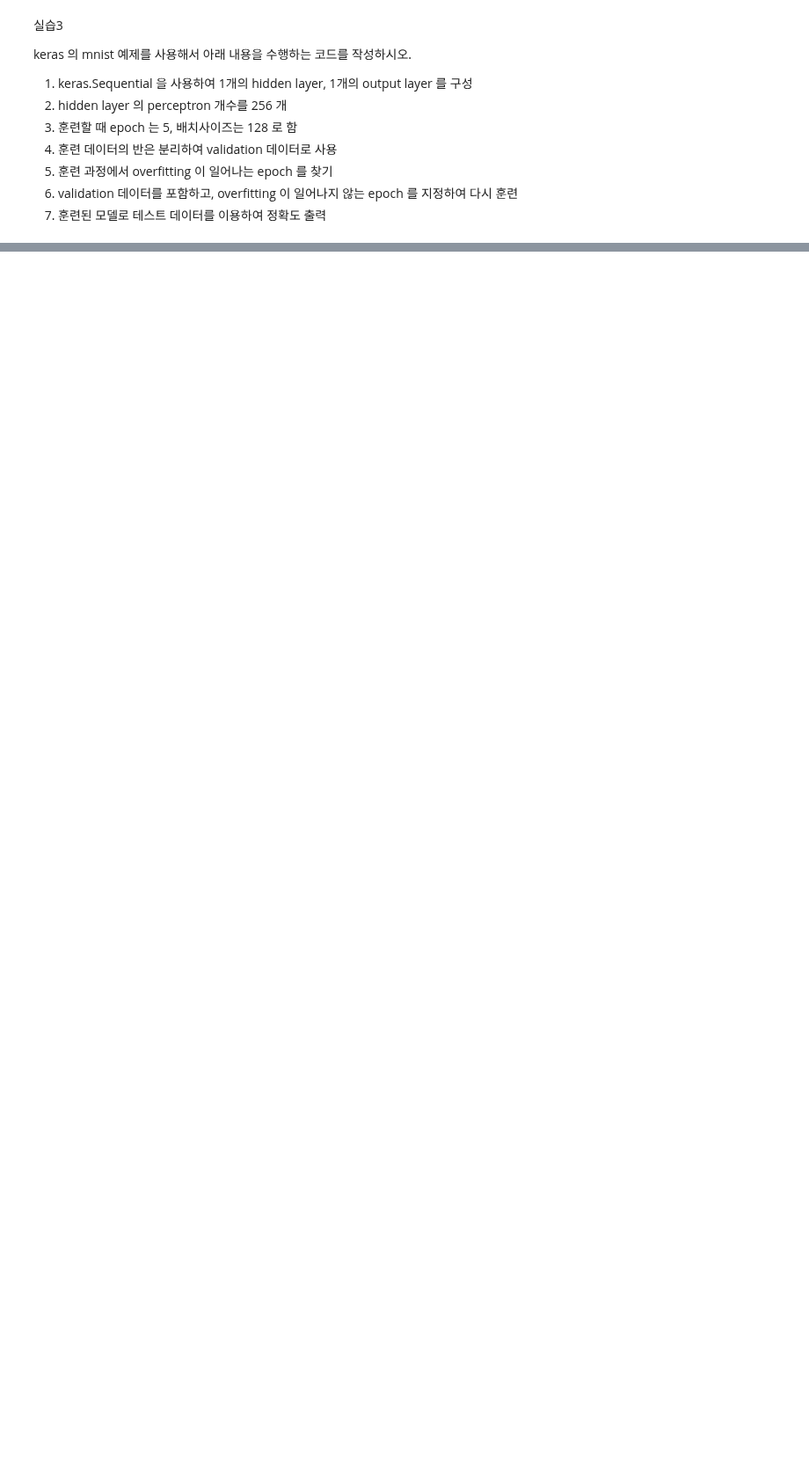
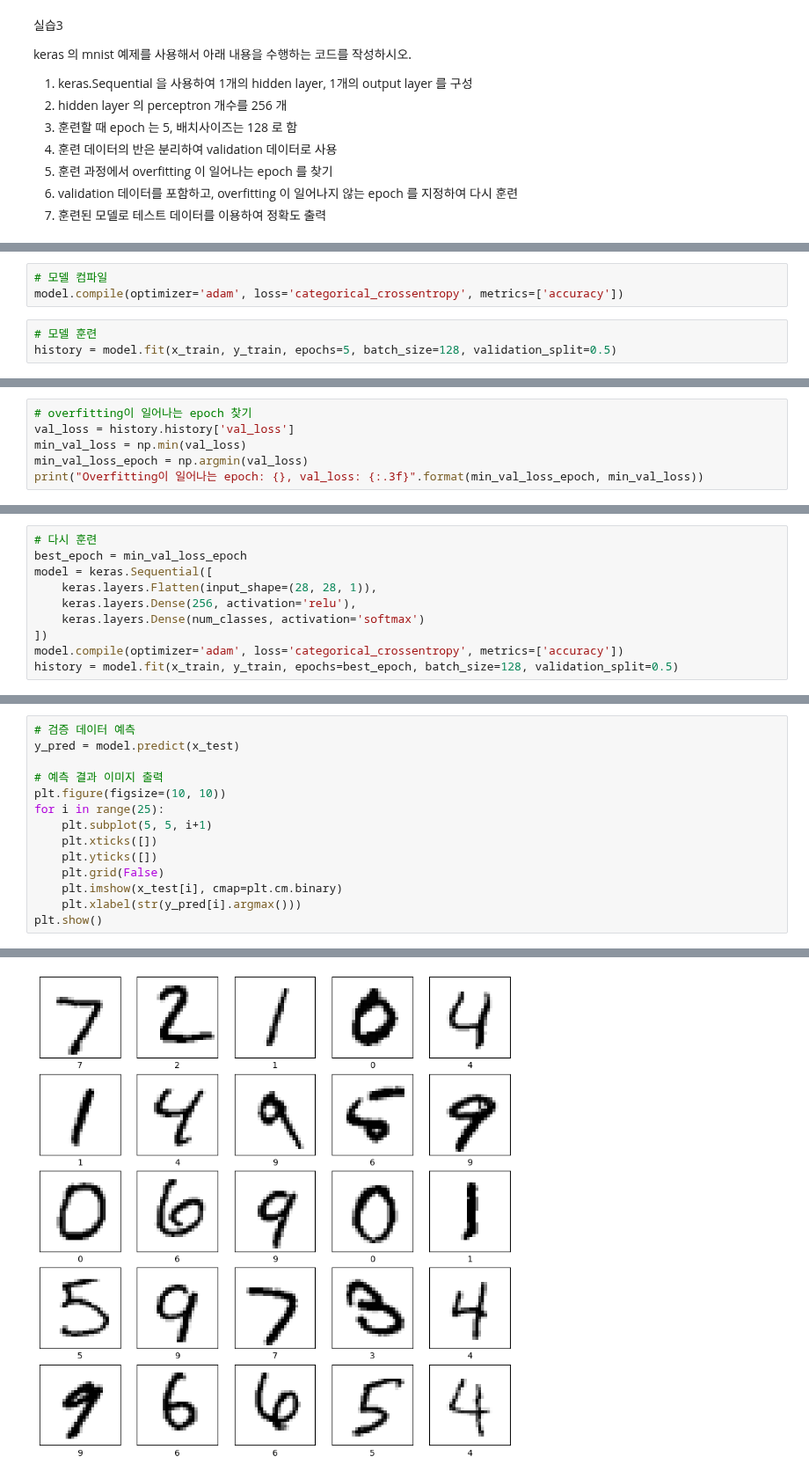
Before and after one commit to arkwith7/aSSIST_ML, a Jupyter notebook: deep_learning_sumup.ipynb, the cells around one changed output, grey strips where cells are left out. Shown at 88% size. Cells and saved outputs as stored; diff of their text form; blank space fills up the shorter version.

```diff
--- a/deep_learning_sumup.ipynb
+++ b/deep_learning_sumup.ipynb
@@ -312,0 +446,6 @@ keras 의 mnist 예제를 사용해서 아래 내용을 수행하는 코드를
+# %%
+# 모델 컴파일
+model.compile(optimizer='adam', loss='categorical_crossentropy', metrics=['accuracy'])
+# %%
+# 모델 훈련
+history = model.fit(x_train, y_train, epochs=5, batch_size=128, validation_split=0.5)
@@ -312,0 +463,6 @@ keras 의 mnist 예제를 사용해서 아래 내용을 수행하는 코드를
+# %%
+# overfitting이 일어나는 epoch 찾기
+val_loss = history.history['val_loss']
+min_val_loss = np.min(val_loss)
+min_val_loss_epoch = np.argmin(val_loss)
+print("Overfitting이 일어나는 epoch: {}, val_loss: {:.3f}".format(min_val_loss_epoch, min_val_loss))
@@ -312,0 +471,10 @@ keras 의 mnist 예제를 사용해서 아래 내용을 수행하는 코드를
+# %%
+# 다시 훈련
+best_epoch = min_val_loss_epoch
+model = keras.Sequential([
+    keras.layers.Flatten(input_shape=(28, 28, 1)),
+    keras.layers.Dense(256, activation='relu'),
+    keras.layers.Dense(num_classes, activation='softmax')
+])
+model.compile(optimizer='adam', loss='categorical_crossentropy', metrics=['accuracy'])
+history = model.fit(x_train, y_train, epochs=best_epoch, batch_size=128, validation_split=0.5)
@@ -312,0 +497,15 @@ keras 의 mnist 예제를 사용해서 아래 내용을 수행하는 코드를
+# %%
+# 검증 데이터 예측
+y_pred = model.predict(x_test)
+
+# 예측 결과 이미지 출력
+plt.figure(figsize=(10, 10))
+for i in range(25):
+    plt.subplot(5, 5, i+1)
+    plt.xticks([])
+    plt.yticks([])
+    plt.grid(False)
+    plt.imshow(x_test[i], cmap=plt.cm.binary)
+    plt.xlabel(str(y_pred[i].argmax()))
+plt.show()
+# %% [output]
@@ -312,0 +513 @@ keras 의 mnist 예제를 사용해서 아래 내용을 수행하는 코드를
+[figure, added]
```
Also changed, not shown: parts of 26 cells of this notebook.
